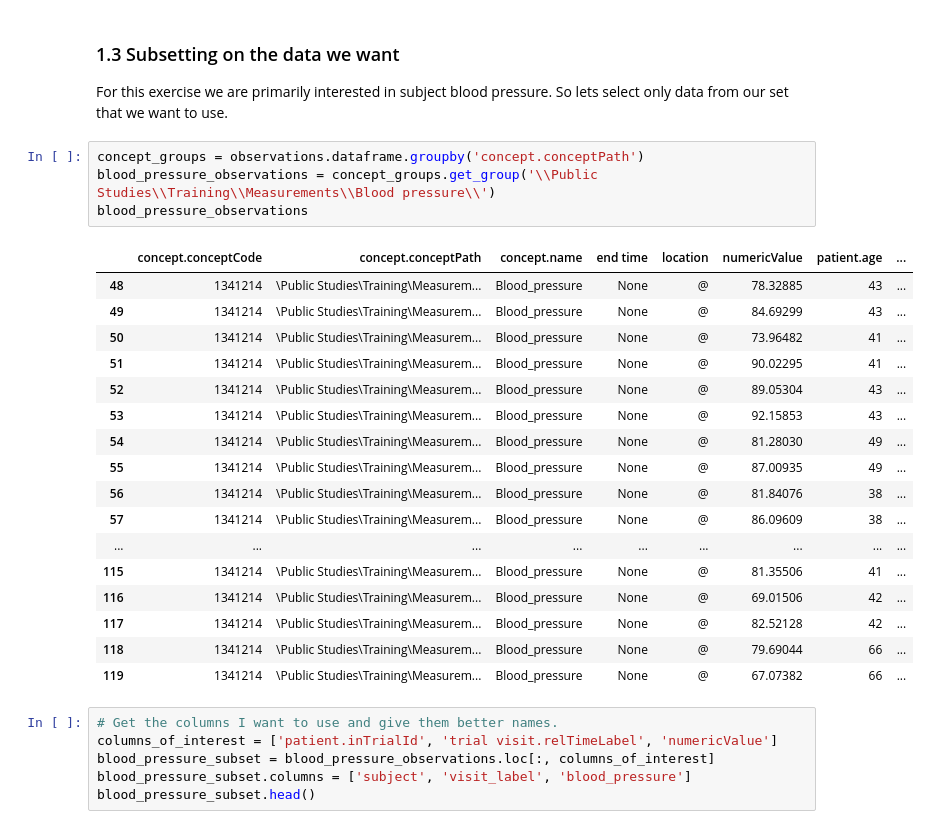
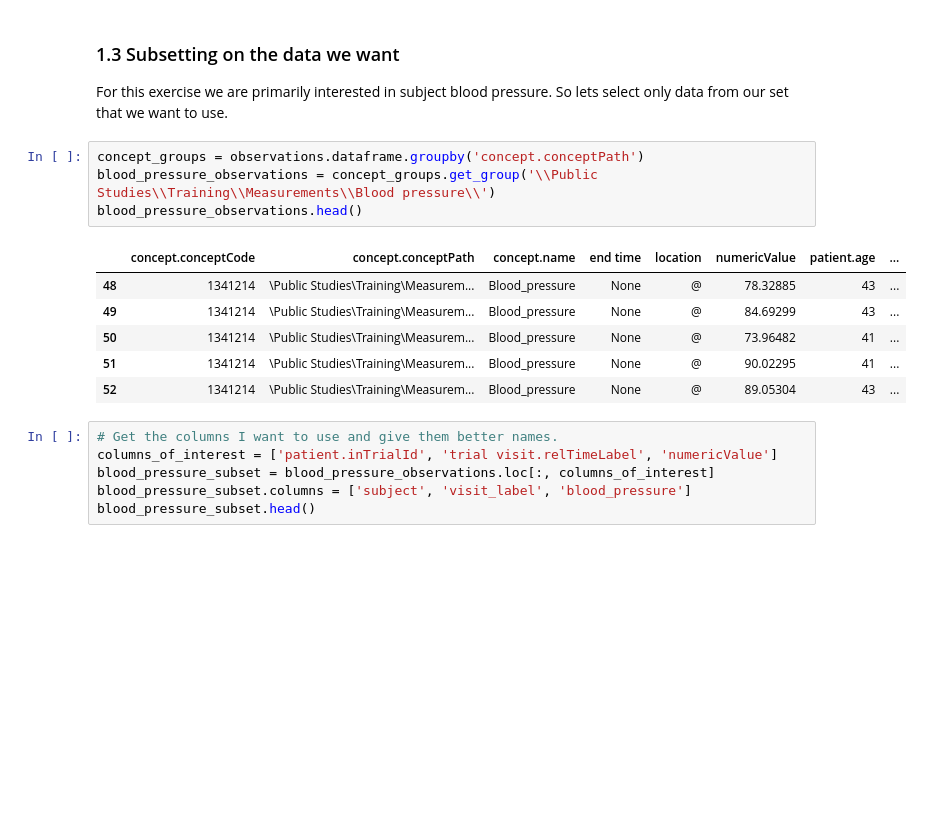
Before and after one commit to thehyve/transmart-tutorials, a Jupyter notebook: Exercise 1 - tranSMART Python client.ipynb, the cells around one changed output. Saved outputs shown, nothing was run; the diff lists cells and outputs as text; blank space fills up the shorter version.

Commit message:
Limiting dataframe output

```diff
--- a/Exercise 1 - tranSMART Python client.ipynb
+++ b/Exercise 1 - tranSMART Python client.ipynb
@@ -187,25 +187,14 @@ For this exercise we are primarily interested in subject blood pressure. So lets
 # %%
 concept_groups = observations.dataframe.groupby('concept.conceptPath')
 blood_pressure_observations = concept_groups.get_group('\\Public Studies\\Training\\Measurements\\Blood pressure\\')
-blood_pressure_observations
+blood_pressure_observations.head()
 # %% [output]
 |  | concept.conceptCode | concept.conceptPath | concept.name | end time | location | numericValue | patient.age | ... |
 | 48 | 1341214 | \Public Studies\Training\Measurem... | Blood_pressure | None | @ | 78.32885 | 43 | ... |
 | 49 | 1341214 | \Public Studies\Training\Measurem... | Blood_pressure | None | @ | 84.69299 | 43 | ... |
 | 50 | 1341214 | \Public Studies\Training\Measurem... | Blood_pressure | None | @ | 73.96482 | 41 | ... |
 | 51 | 1341214 | \Public Studies\Training\Measurem... | Blood_pressure | None | @ | 90.02295 | 41 | ... |
 | 52 | 1341214 | \Public Studies\Training\Measurem... | Blood_pressure | None | @ | 89.05304 | 43 | ... |
-| 53 | 1341214 | \Public Studies\Training\Measurem... | Blood_pressure | None | @ | 92.15853 | 43 | ... |
-| 54 | 1341214 | \Public Studies\Training\Measurem... | Blood_pressure | None | @ | 81.28030 | 49 | ... |
-| 55 | 1341214 | \Public Studies\Training\Measurem... | Blood_pressure | None | @ | 87.00935 | 49 | ... |
-| 56 | 1341214 | \Public Studies\Training\Measurem... | Blood_pressure | None | @ | 81.84076 | 38 | ... |
-| 57 | 1341214 | \Public Studies\Training\Measurem... | Blood_pressure | None | @ | 86.09609 | 38 | ... |
-| ... | ... | ... | ... | ... | ... | ... | ... | ... |
-| 115 | 1341214 | \Public Studies\Training\Measurem... | Blood_pressure | None | @ | 81.35506 | 41 | ... |
-| 116 | 1341214 | \Public Studies\Training\Measurem... | Blood_pressure | None | @ | 69.01506 | 42 | ... |
-| 117 | 1341214 | \Public Studies\Training\Measurem... | Blood_pressure | None | @ | 82.52128 | 42 | ... |
-| 118 | 1341214 | \Public Studies\Training\Measurem... | Blood_pressure | None | @ | 79.69044 | 66 | ... |
-| 119 | 1341214 | \Public Studies\Training\Measurem... | Blood_pressure | None | @ | 67.07382 | 66 | ... |
 # %%
 # Get the columns I want to use and give them better names.
 columns_of_interest = ['patient.inTrialId', 'trial visit.relTimeLabel', 'numericValue']
```
Also changed, not shown: parts of 5 cells of this notebook.
